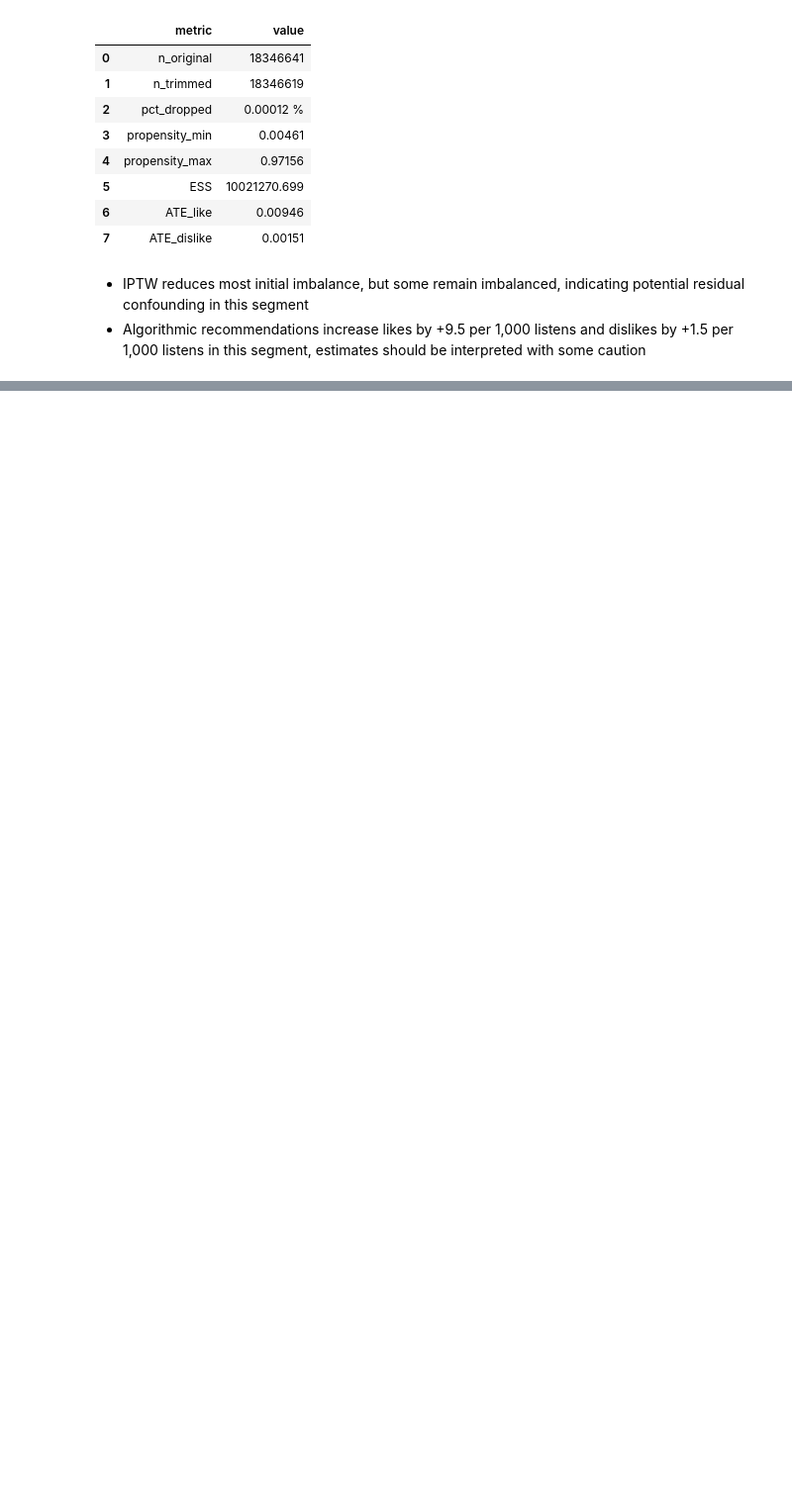
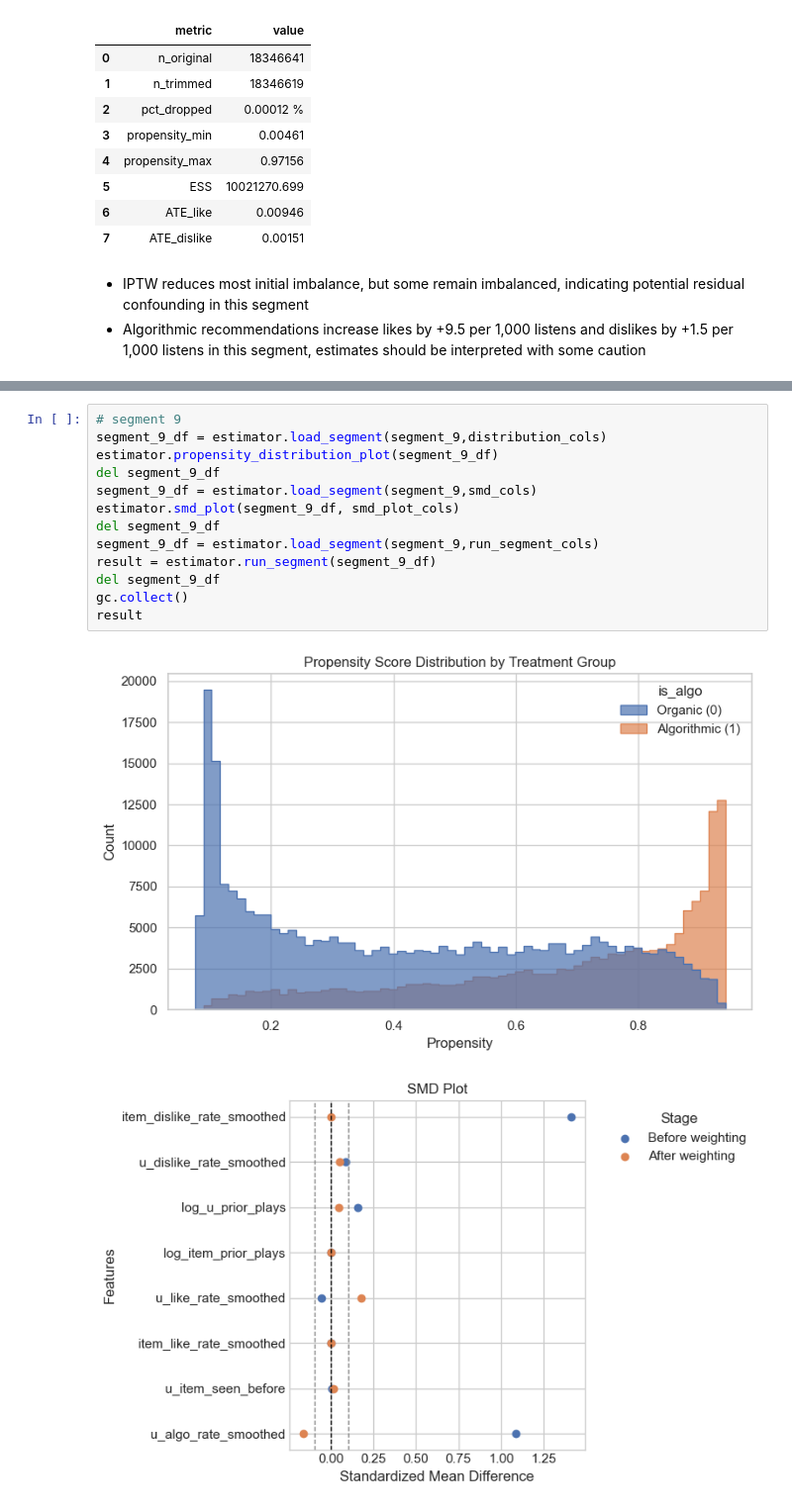
Before and after one commit to kirillous/YAMBDA-analysis-pt2, a Jupyter notebook: notebooks/segment_est.ipynb, the cells around one changed output, grey strips where cells are left out. Shown at 99% size. Cells and saved outputs as stored; diff of their text form; blank space fills up the shorter version.

```diff
--- a/notebooks/segment_est.ipynb
+++ b/notebooks/segment_est.ipynb
@@ -218,0 +326,16 @@ result
+# %%
+# segment 9
+segment_9_df = estimator.load_segment(segment_9,distribution_cols)
+estimator.propensity_distribution_plot(segment_9_df)
+del segment_9_df
+segment_9_df = estimator.load_segment(segment_9,smd_cols)
+estimator.smd_plot(segment_9_df, smd_plot_cols)
+del segment_9_df
+segment_9_df = estimator.load_segment(segment_9,run_segment_cols)
+result = estimator.run_segment(segment_9_df)
+del segment_9_df
+gc.collect()
+result
+# %% [output]
+[figure, added]
+[figure, added]
```
Also changed, not shown: parts of 14 cells of this notebook.
